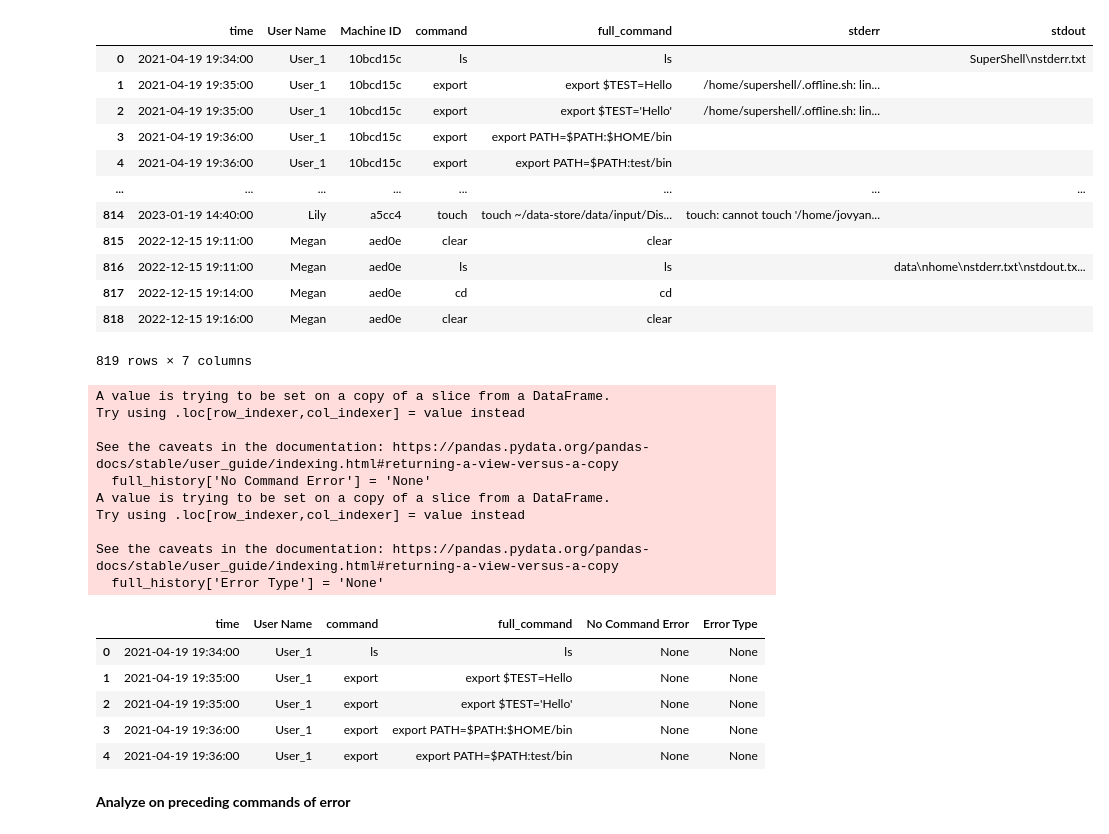
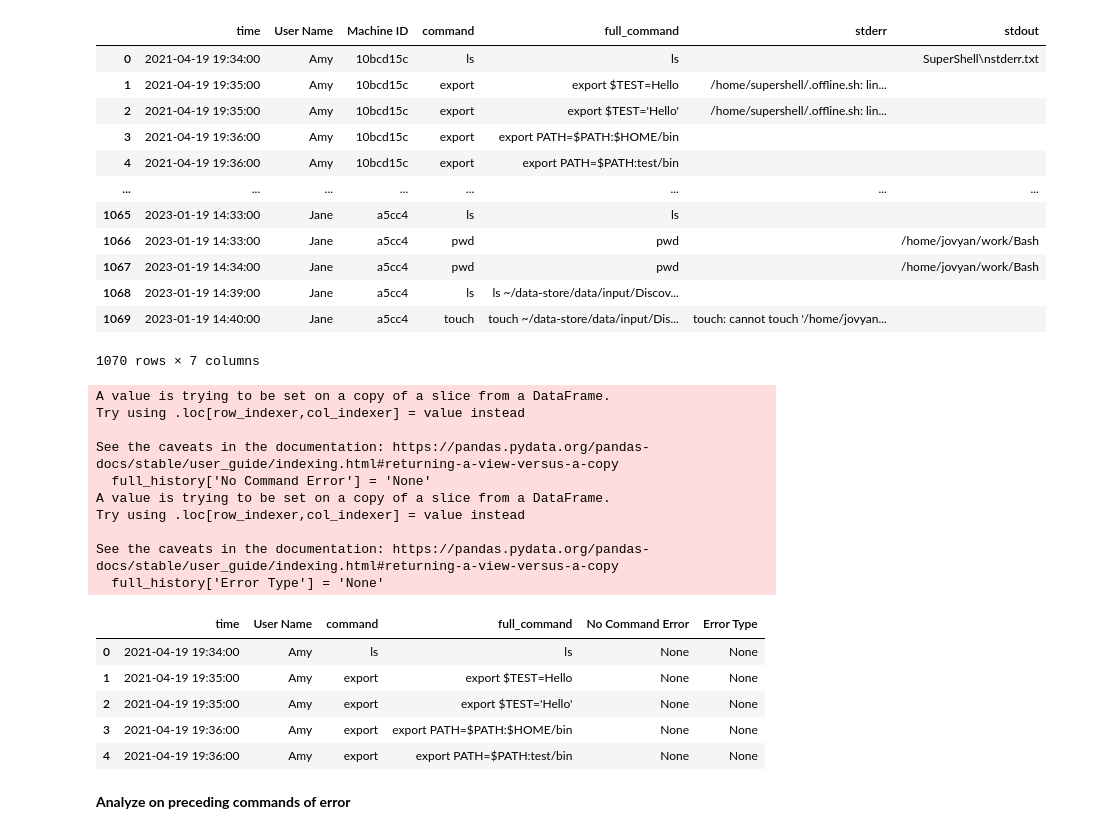
Before and after one commit to GuningShen/error-suggestion, a Jupyter notebook: error_tree.ipynb, the cells around one changed output. Cells and saved outputs as stored; diff of their text form; code cells hidden in the pictures.

```diff
--- a/error_tree.ipynb
+++ b/error_tree.ipynb
@@ -9,23 +9,23 @@ import re
 from matplotlib.pyplot import figure
 # %%
 output_dir = "error_processed_data/"
-file = "error_tree.pki"
+file = "error_tree_2.pki"
 raw_data = pd.read_pickle(output_dir + file)
 raw_data
 # %% [output]
 |  | time | User Name | Machine ID | command | full_command | stderr | stdout |
-| 0 | 2021-04-19 19:34:00 | User_1 | 10bcd15c | ls | ls |  | SuperShell\nstderr.txt |
-| 1 | 2021-04-19 19:35:00 | User_1 | 10bcd15c | export | export $TEST=Hello | /home/supershell/.offline.sh: lin... |  |
-| 2 | 2021-04-19 19:35:00 | User_1 | 10bcd15c | export | export $TEST='Hello' | /home/supershell/.offline.sh: lin... |  |
-| 3 | 2021-04-19 19:36:00 | User_1 | 10bcd15c | export | export PATH=$PATH:$HOME/bin |  |  |
-| 4 | 2021-04-19 19:36:00 | User_1 | 10bcd15c | export | export PATH=$PATH:test/bin |  |  |
+| 0 | 2021-04-19 19:34:00 | Amy | 10bcd15c | ls | ls |  | SuperShell\nstderr.txt |
+| 1 | 2021-04-19 19:35:00 | Amy | 10bcd15c | export | export $TEST=Hello | /home/supershell/.offline.sh: lin... |  |
+| 2 | 2021-04-19 19:35:00 | Amy | 10bcd15c | export | export $TEST='Hello' | /home/supershell/.offline.sh: lin... |  |
+| 3 | 2021-04-19 19:36:00 | Amy | 10bcd15c | export | export PATH=$PATH:$HOME/bin |  |  |
+| 4 | 2021-04-19 19:36:00 | Amy | 10bcd15c | export | export PATH=$PATH:test/bin |  |  |
 | ... | ... | ... | ... | ... | ... | ... | ... |
-| 814 | 2023-01-19 14:40:00 | Lily | a5cc4 | touch | touch ~/data-store/data/input/Dis... | touch: cannot touch '/home/jovyan... |  |
-| 815 | 2022-12-15 19:11:00 | Megan | aed0e | clear | clear |  |  |
-| 816 | 2022-12-15 19:11:00 | Megan | aed0e | ls | ls |  | data\nhome\nstderr.txt\nstdout.tx... |
-| 817 | 2022-12-15 19:14:00 | Megan | aed0e | cd | cd |  |  |
-| 818 | 2022-12-15 19:16:00 | Megan | aed0e | clear | clear |  |  |
+| 1065 | 2023-01-19 14:33:00 | Jane | a5cc4 | ls | ls |  |  |
+| 1066 | 2023-01-19 14:33:00 | Jane | a5cc4 | pwd | pwd |  | /home/jovyan/work/Bash |
+| 1067 | 2023-01-19 14:34:00 | Jane | a5cc4 | pwd | pwd |  | /home/jovyan/work/Bash |
+| 1068 | 2023-01-19 14:39:00 | Jane | a5cc4 | ls | ls ~/data-store/data/input/Discov... |  |  |
+| 1069 | 2023-01-19 14:40:00 | Jane | a5cc4 | touch | touch ~/data-store/data/input/Dis... | touch: cannot touch '/home/jovyan... |  |
-819 rows × 7 columns
+1070 rows × 7 columns
 # %%
 full_history = raw_data[['time', 'User Name', 'command', 'full_command']]
 full_history['No Command Error'] = 'None'
@@ -43,11 +43,11 @@ Try using .loc[row_indexer,col_indexer] = value instead
 See the caveats in the documentation: https://pandas.pydata.org/pandas-docs/stable/user_guide/indexing.html#returning-a-view-versus-a-copy
   full_history['Error Type'] = 'None'
 |  | time | User Name | command | full_command | No Command Error | Error Type |
-| 0 | 2021-04-19 19:34:00 | User_1 | ls | ls | None | None |
-| 1 | 2021-04-19 19:35:00 | User_1 | export | export $TEST=Hello | None | None |
-| 2 | 2021-04-19 19:35:00 | User_1 | export | export $TEST='Hello' | None | None |
-| 3 | 2021-04-19 19:36:00 | User_1 | export | export PATH=$PATH:$HOME/bin | None | None |
-| 4 | 2021-04-19 19:36:00 | User_1 | export | export PATH=$PATH:test/bin | None | None |
+| 0 | 2021-04-19 19:34:00 | Amy | ls | ls | None | None |
+| 1 | 2021-04-19 19:35:00 | Amy | export | export $TEST=Hello | None | None |
+| 2 | 2021-04-19 19:35:00 | Amy | export | export $TEST='Hello' | None | None |
+| 3 | 2021-04-19 19:36:00 | Amy | export | export PATH=$PATH:$HOME/bin | None | None |
+| 4 | 2021-04-19 19:36:00 | Amy | export | export PATH=$PATH:test/bin | None | None |
 # %% [markdown]
 **Analyze on preceding commands of error**
 # %%
```
Also changed, not shown: 7 other files.
